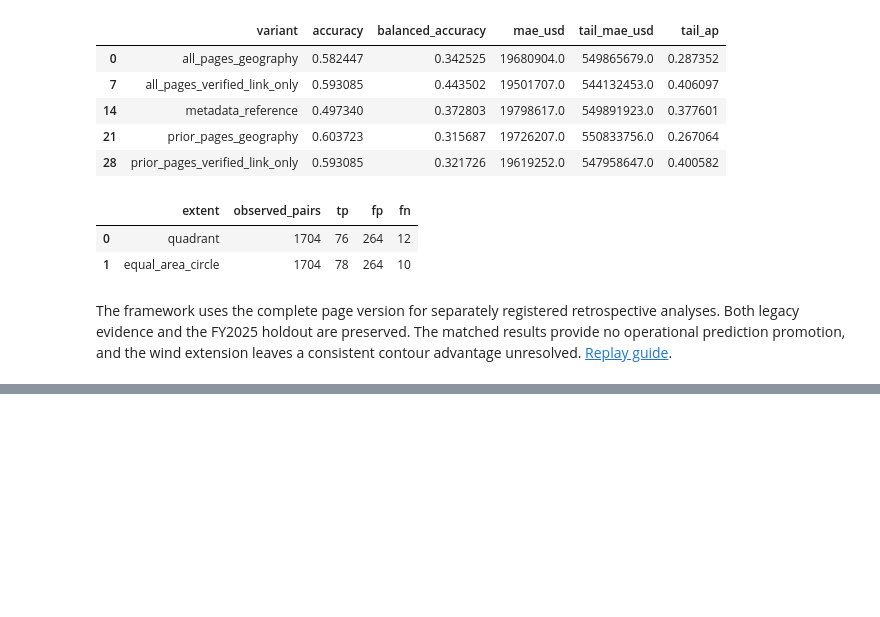
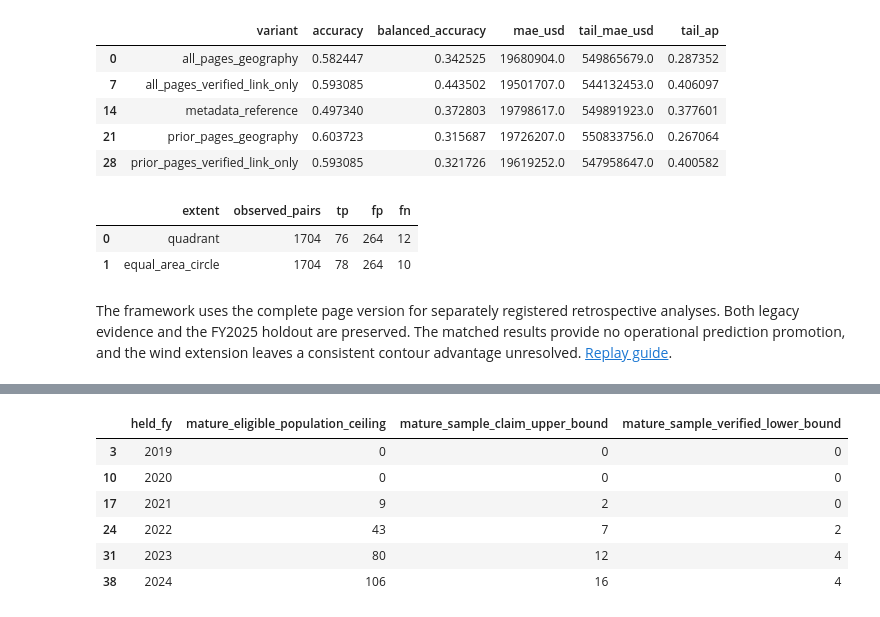
Before and after one commit to leonmarienga/ML-thesis, a Jupyter notebook: research/THESIS_REPRODUCTION.ipynb, the cells around one changed output, grey strips where cells are left out. Drawn from its saved outputs; the diff is of its cells as text; code cells hidden in the pictures; blank space fills up the shorter version.

```diff
--- a/research/THESIS_REPRODUCTION.ipynb
+++ b/research/THESIS_REPRODUCTION.ipynb
@@ -641,0 +646,28 @@ The framework uses the complete page version for separately registered retrospec
+# %%
+from pathlib import Path
+import pandas as pd
+
+continuous = Path("research/continuous")
+if not continuous.exists():
+    continuous = Path("continuous")
+
+versions = pd.read_csv(continuous / "older_announcements/results/capture_versions.csv")
+verified = versions[versions.content_identity_verified]
+earliest = verified.sort_values("capture_utc").drop_duplicates("disasterNumber")
+assert len(earliest) == 6 and (~earliest.same_body_as_nara).sum() == 2
+
+support = pd.read_csv(continuous / "older_announcements/results/mature_support.csv")
+support.query("horizon_hours == 72")[[
+    "held_fy",
+    "mature_eligible_population_ceiling",
+    "mature_sample_claim_upper_bound",
+    "mature_sample_verified_lower_bound",
+]]
+# %% [output]
+|  | held_fy | mature_eligible_population_ceiling | mature_sample_claim_upper_bound | mature_sample_verified_lower_bound |
+| 3 | 2019 | 0 | 0 | 0 |
+| 10 | 2020 | 0 | 0 | 0 |
+| 17 | 2021 | 9 | 2 | 0 |
+| 24 | 2022 | 43 | 7 | 2 |
+| 31 | 2023 | 80 | 12 | 4 |
+| 38 | 2024 | 106 | 16 | 4 |
```
Also changed, not shown: parts of 4 cells of this notebook, 9 other files.
